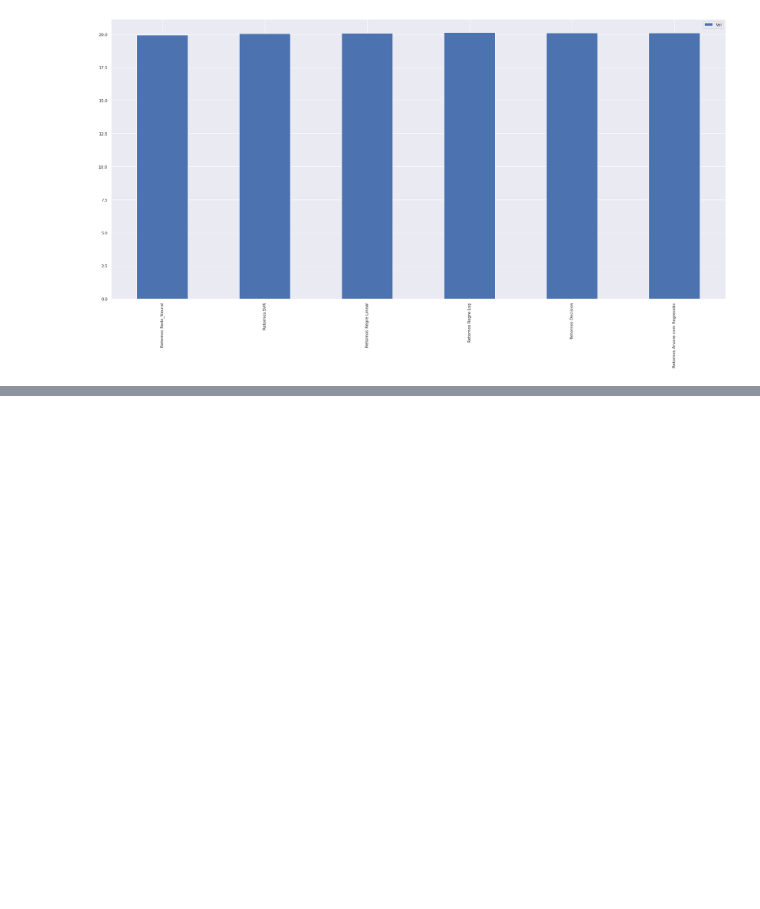
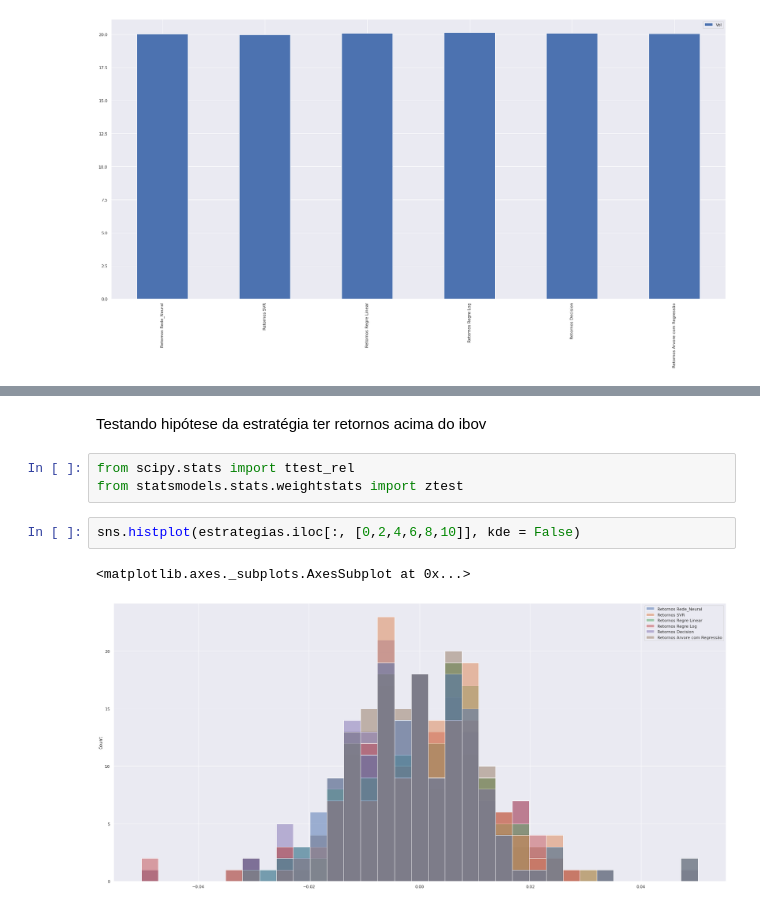
Before and after one commit to joelsoaresjr/python_strategies, a Jupyter notebook: Machine_Learning_finanças.ipynb, the cells around one changed output, grey strips where cells are left out. Cells and saved outputs as stored; diff of their text form; blank space fills up the shorter version.

```diff
--- a/Machine_Learning_finanças.ipynb
+++ b/Machine_Learning_finanças.ipynb
@@ -625,0 +684,10 @@ pd.DataFrame((estrategias.iloc[:, [1,3,5,7,9,11]].iloc[len(estrategias)-1] - est
+# %% [markdown]
+Testando hipótese da estratégia ter retornos acima do ibov
+# %%
+from scipy.stats import ttest_rel
+from statsmodels.stats.weightstats import ztest
+# %%
+sns.histplot(estrategias.iloc[:, [0,2,4,6,8,10]], kde = False)
+# %% [output]
+<matplotlib.axes._subplots.AxesSubplot at 0x...>
+[figure, added]
```
Also changed, not shown: parts of 38 cells of this notebook.
